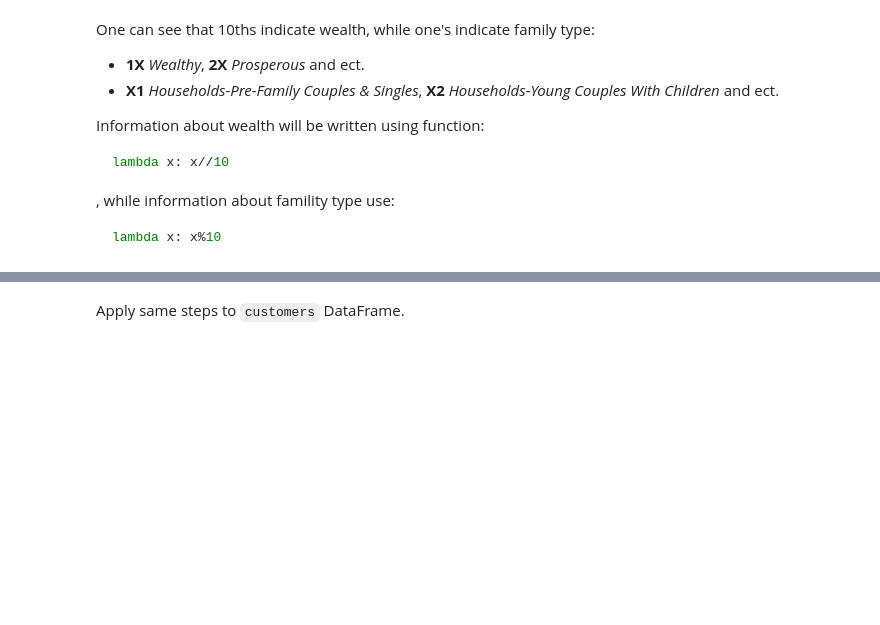
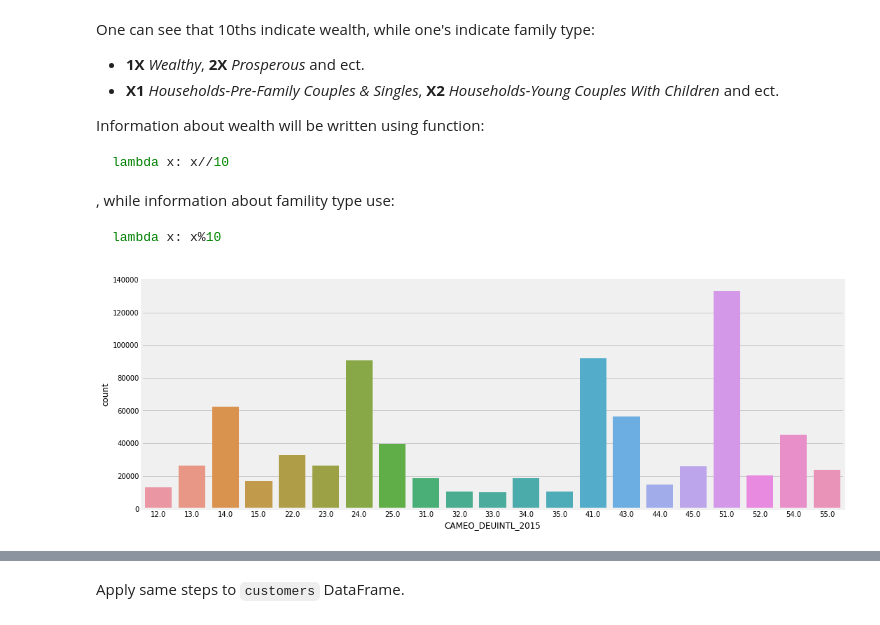
Before and after one commit to TK-Problem/nano_degree_DS, a Jupyter notebook: Capstone_project/Arvato_Project_Workbook.ipynb, the cells around one changed output, grey strips where cells are left out. Saved outputs shown, nothing was run; the diff lists cells and outputs as text; code cells hidden in the pictures; blank space fills up the shorter version.

```diff
--- a/Capstone_project/Arvato_Project_Workbook.ipynb
+++ b/Capstone_project/Arvato_Project_Workbook.ipynb
@@ -1635,8 +1694,8 @@ sns.countplot(x="PRAEGENDE_JUGENDJAHRE", data=azdias_8);
 # %%
 # replace NAN values with 0s, so that dictonary mapping could be used
 # e.g. {np.nan: [np.nan, np.nan]} doesn't work.
-azdias_8.PRAEGENDE_JUGENDJAHRE = azdias_8.PRAEGENDE_JUGENDJAHRE.fillna(0)
-customers_8.PRAEGENDE_JUGENDJAHRE = customers_8.PRAEGENDE_JUGENDJAHRE.fillna(0)
+azdias_9.PRAEGENDE_JUGENDJAHRE = azdias_9.PRAEGENDE_JUGENDJAHRE.fillna(0)
+customers_9.PRAEGENDE_JUGENDJAHRE = customers_9.PRAEGENDE_JUGENDJAHRE.fillna(0)
 
 # manual dictonary was created to encode diffent values to different collumn
 PRAEGENDE_JUGENDJAHRE_dict = {
@@ -1660,16 +1719,16 @@ PRAEGENDE_JUGENDJAHRE_dict = {
 # %%
 %%time
 # create new columns for decade and movement values
-_ = azdias_8.PRAEGENDE_JUGENDJAHRE.apply(lambda s: pd.Series({
+_ = azdias_9.PRAEGENDE_JUGENDJAHRE.apply(lambda s: pd.Series({
     'PRAEGENDE_JUGENDJAHRE_decade':PRAEGENDE_JUGENDJAHRE_dict[s][0],
     'PRAEGENDE_JUGENDJAHRE_movement':PRAEGENDE_JUGENDJAHRE_dict[s][1]}))
 
 # add these columns to data frame
-azdias_8 = azdias_8.merge(_, left_index=True, right_index=True)
+azdias_9 = azdias_9.merge(_, left_index=True, right_index=True)
 # drop PRAEGENDE_JUGENDJAHRE column from dataframe
-azdias_8 = azdias_8.drop(["PRAEGENDE_JUGENDJAHRE"], axis=1)
+azdias_9 = azdias_9.drop(["PRAEGENDE_JUGENDJAHRE"], axis=1)
 # one-hot-encode decade data
-azdias_8 = azdias_8.join(pd.get_dummies(azdias_8["PRAEGENDE_JUGENDJAHRE_decade"],
+azdias_9 = azdias_9.join(pd.get_dummies(azdias_9["PRAEGENDE_JUGENDJAHRE_decade"],
                                                 prefix="PRAEGENDE_JUGENDJAHRE_decade"))
 # drop "PRAEGENDE_JUGENDJAHRE_decade" column
-azdias_8 = azdias_8.drop(["PRAEGENDE_JUGENDJAHRE_decade"], axis=1)
+azdias_9 = azdias_9.drop(["PRAEGENDE_JUGENDJAHRE_decade"], axis=1)
@@ -1722,7 +1803,9 @@ lambda x: x%10
 # %%
 # Investigate "PRAEGENDE_JUGENDJAHRE" and engineer two new variables and visualize
 plt.figure(figsize=(16, 6))
-sns.countplot(x="CAMEO_DEUINTL_2015", data=azdias_8);
+sns.countplot(x="CAMEO_DEUINTL_2015", data=azdias_9);
+# %% [output]
+[figure, added]
 # %%
 %%time
 
```
Also changed, not shown: parts of 203 cells of this notebook.
